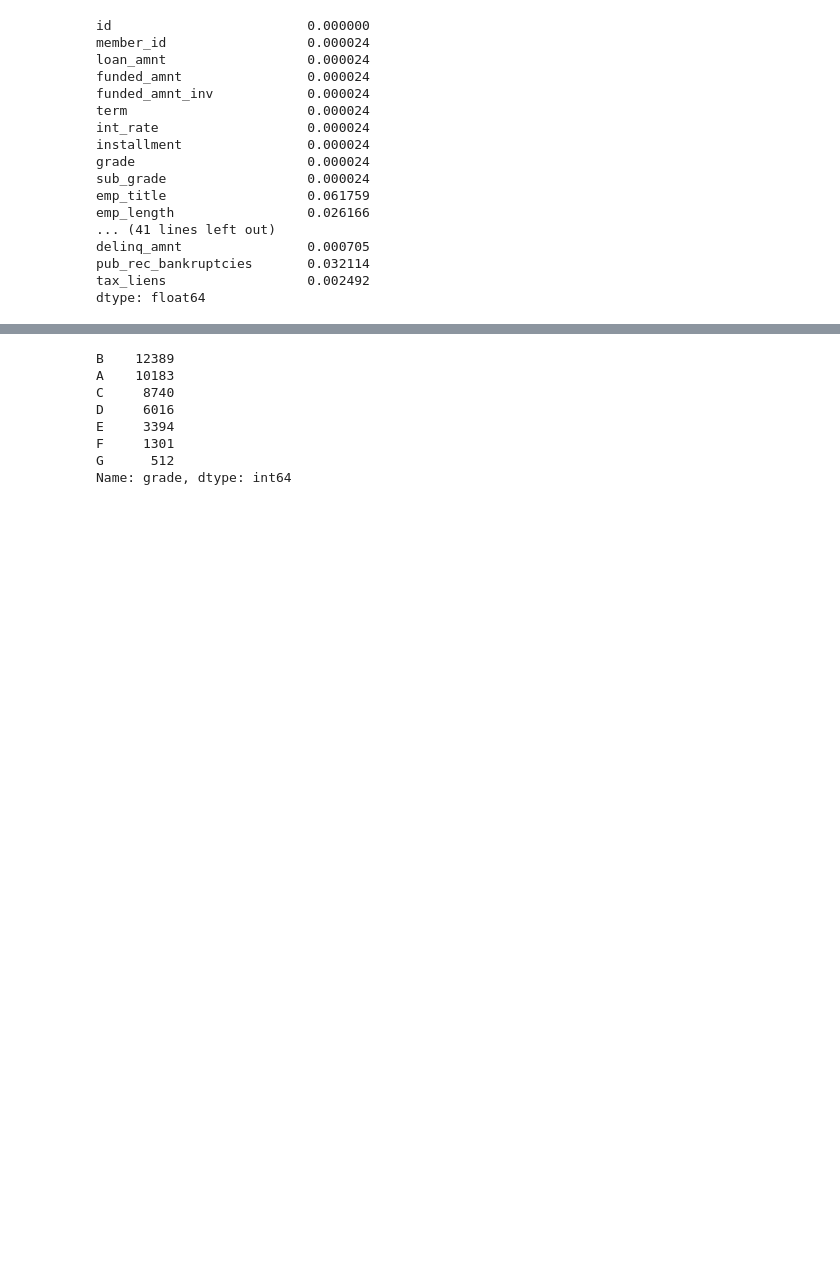
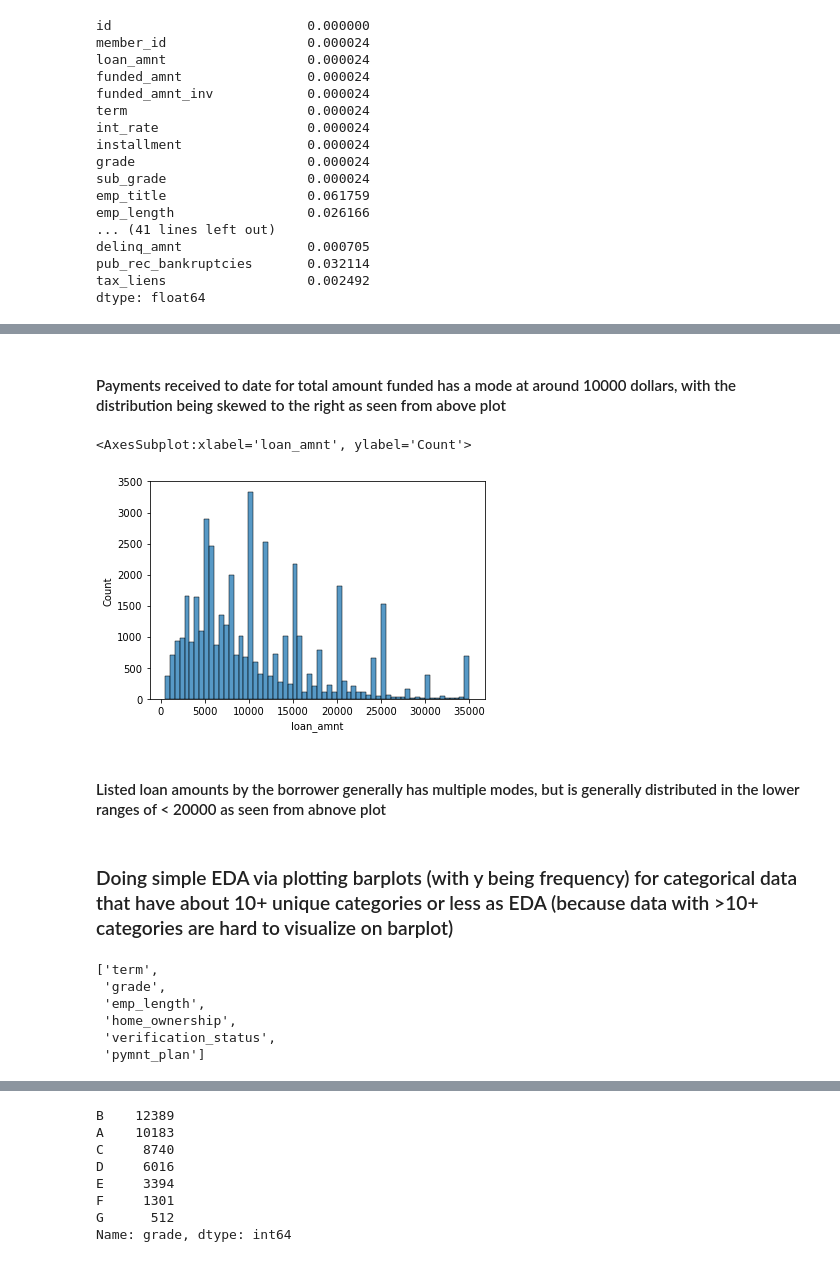
Before and after one commit to hawk9598/ysc4224_data_sci_accelerator, a Jupyter notebook: Assignments/EDA.ipynb, the cells around one changed output, grey strips where cells are left out. Saved outputs shown, nothing was run; the diff lists cells and outputs as text; code cells hidden in the pictures; blank space fills up the shorter version.

```diff
--- a/Assignments/EDA.ipynb
+++ b/Assignments/EDA.ipynb
@@ -313,0 +328,27 @@ Index(['id', 'issue_d', 'acc_now_delinq', 'annual_inc', 'delinq_2yrs',
+# %% [markdown]
+#### Payments received to date for total amount funded has a mode at around 10000 dollars, with the distribution being skewed to the right as seen from above plot
+# %%
+sns.histplot(data=df_useful_dropped, x='loan_amnt')
+# %% [output]
+<AxesSubplot:xlabel='loan_amnt', ylabel='Count'>
+[figure, added]
+# %% [markdown]
+#### Listed loan amounts by the borrower generally has multiple modes, but is generally distributed in the lower ranges of < 20000 as seen from abnove plot
+# %% [markdown]
+### Doing simple EDA via plotting barplots (with y being frequency) for categorical data that have about 10+ unique categories or less as EDA (because data with >10+ categories are hard to visualize on barplot)
+# %%
+object_col = list(df_useful_dropped.select_dtypes('object').columns)
+
+impt_obj_col = []
+
+for col in object_col:
+    if (len(df_useful_dropped[col].value_counts())) <= 13:
+        impt_obj_col.append(col)
+impt_obj_col
+# %% [output]
+['term',
+ 'grade',
+ 'emp_length',
+ 'home_ownership',
+ 'verification_status',
+ 'pymnt_plan']
```
Also changed, not shown: parts of 50 cells of this notebook, 1 other file.
